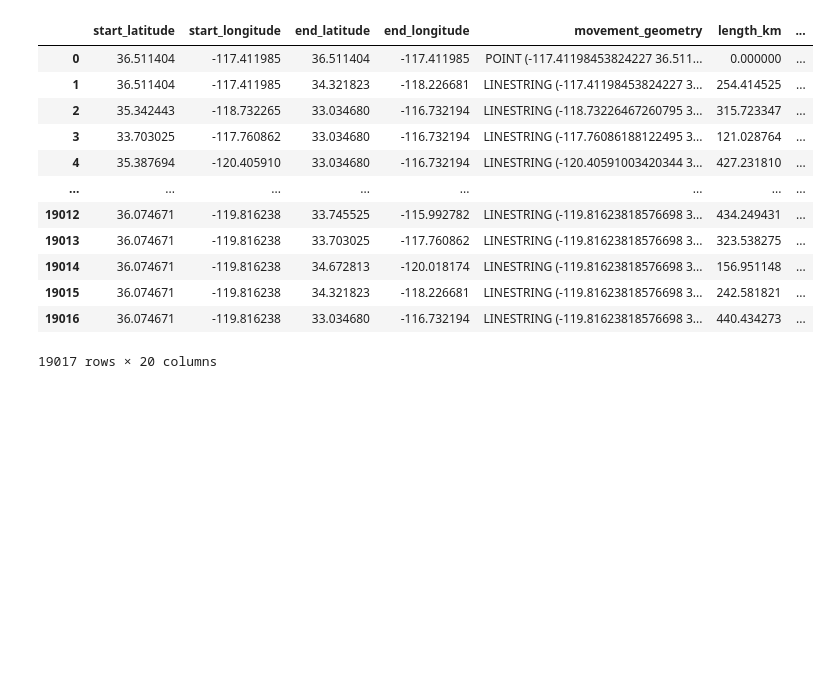
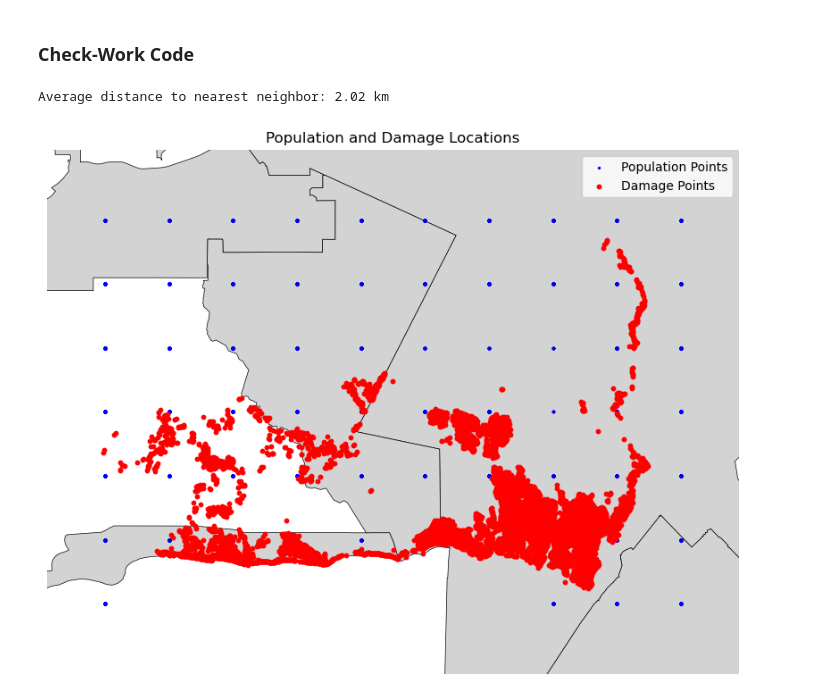
Before and after one commit to brynnwoolley/CEE-554-Term-Project, a Jupyter notebook: Data_Cleaning.ipynb, the cells around one changed output. Cells and saved outputs as stored; diff of their text form; code cells hidden in the pictures; blank space fills up the shorter version.

```diff
--- a/Data_Cleaning.ipynb
+++ b/Data_Cleaning.ipynb
@@ -22,16 +0,0 @@ df_mov = pd.concat(df_list, ignore_index=True)
-# %%
-df_mov
-# %% [output]
-|  | start_latitude | start_longitude | end_latitude | end_longitude | movement_geometry | length_km | ... |
-| 0 | 36.511404 | -117.411985 | 36.511404 | -117.411985 | POINT (-117.41198453824227 36.511... | 0.000000 | ... |
-| 1 | 36.511404 | -117.411985 | 34.321823 | -118.226681 | LINESTRING (-117.41198453824227 3... | 254.414525 | ... |
-| 2 | 35.342443 | -118.732265 | 33.034680 | -116.732194 | LINESTRING (-118.73226467260795 3... | 315.723347 | ... |
-| 3 | 33.703025 | -117.760862 | 33.034680 | -116.732194 | LINESTRING (-117.76086188122495 3... | 121.028764 | ... |
-| 4 | 35.387694 | -120.405910 | 33.034680 | -116.732194 | LINESTRING (-120.40591003420344 3... | 427.231810 | ... |
-| ... | ... | ... | ... | ... | ... | ... | ... |
-| 19012 | 36.074671 | -119.816238 | 33.745525 | -115.992782 | LINESTRING (-119.81623818576698 3... | 434.249431 | ... |
-| 19013 | 36.074671 | -119.816238 | 33.703025 | -117.760862 | LINESTRING (-119.81623818576698 3... | 323.538275 | ... |
-| 19014 | 36.074671 | -119.816238 | 34.672813 | -120.018174 | LINESTRING (-119.81623818576698 3... | 156.951148 | ... |
-| 19015 | 36.074671 | -119.816238 | 34.321823 | -118.226681 | LINESTRING (-119.81623818576698 3... | 242.581821 | ... |
-| 19016 | 36.074671 | -119.816238 | 33.034680 | -116.732194 | LINESTRING (-119.81623818576698 3... | 440.434273 | ... |
-19017 rows × 20 columns
@@ -37,0 +73,53 @@ df_mov
+# %% [markdown]
+### Check-Work Code
+# %%
+from sklearn.neighbors import BallTree
+
+# Step 1: Drop duplicates and convert to numpy
+coords = gdf_pop[['latitude', 'longitude']].drop_duplicates().to_numpy()
+coords_rad = np.radians(coords)
+
+# Step 2: BallTree with haversine distance
+tree = BallTree(coords_rad, metric='haversine')
+distances, _ = tree.query(coords_rad, k=2)  # self + nearest
+
+# Step 3: Convert to kilometers
+nearest_distances_km = distances[:, 1] * 6371
+
+# Step 4: Compute average
+average_distance_km = nearest_distances_km.mean()
+print(f"Average distance to nearest neighbor: {average_distance_km:.2f} km")
+
+
+gdf_basemap = gpd.read_file("CA_Places.shp")
+gdf_basemap.set_crs(epsg=3857, inplace=True)
+gdf_basemap = gdf_basemap.to_crs(gdf_pop.crs)
+
+# Create plot
+fig, ax = plt.subplots(figsize=(10, 10))
+
+# Plot basemap
+gdf_basemap.plot(ax=ax, color='lightgrey', edgecolor='black', linewidth=0.5)
+
+# Plot population points
+gdf_pop.plot(ax=ax, color='blue', markersize=2, label='Population Points')
+
+# Plot damage points
+gdf_damage.plot(ax=ax, color='red', markersize=10, label='Damage Points')
+
+# Customize
+ax.set_title("Population and Damage Locations")
+# Get bounds of gdf_pop
+minx, miny, maxx, maxy = gdf_pop.total_bounds
+
+lat_buffer = 0.02     # ~2.2 km
+lon_buffer = 0.02     # ~1.7–2.2 km depending on latitude
+
+# Set axis limits
+ax.set_xlim(minx - lon_buffer, maxx + lon_buffer)
+ax.set_ylim(miny - lat_buffer, maxy + lat_buffer)
+ax.legend()
+ax.set_axis_off()
+# %% [output]
+Average distance to nearest neighbor: 2.02 km
+[figure, added]
```
Also changed, not shown: parts of 4 cells of this notebook, 5 other files.
